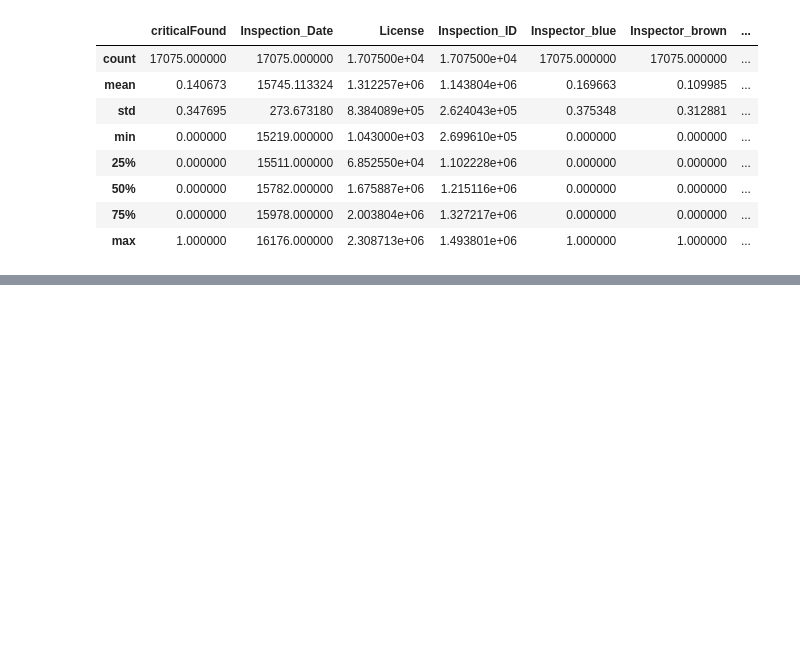
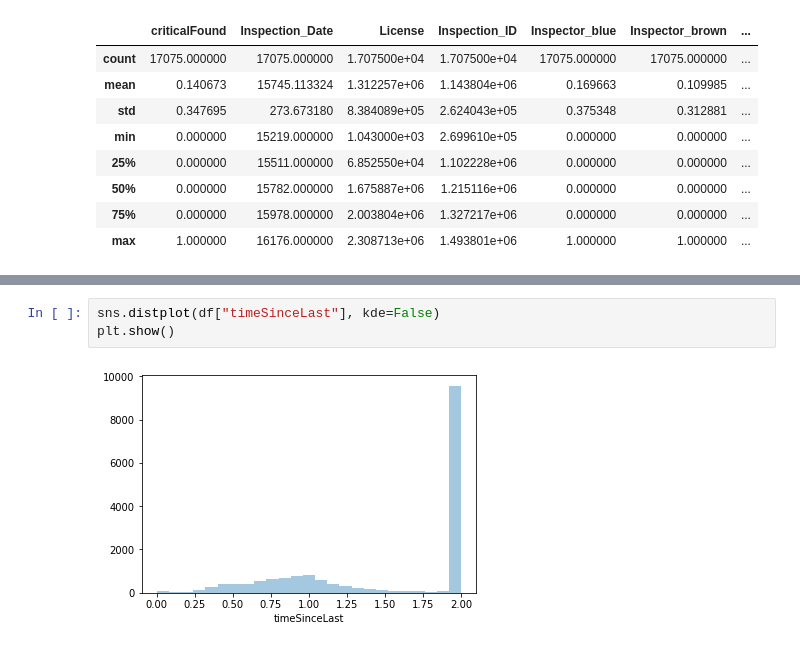
Before and after one commit to vingkan/foodinspectionforecasting, a Jupyter notebook: IIT/11_data_sampling.ipynb, the cells around one changed output, grey strips where cells are left out. Saved outputs shown, nothing was run; the diff lists cells and outputs as text; blank space fills up the shorter version.

```diff
--- a/IIT/11_data_sampling.ipynb
+++ b/IIT/11_data_sampling.ipynb
@@ -67,0 +90,5 @@ df.describe()
+# %%
+sns.distplot(df["timeSinceLast"], kde=False)
+plt.show()
+# %% [output]
+[figure, added]
```
Also changed, not shown: parts of 4 cells of this notebook, 1 other file.
